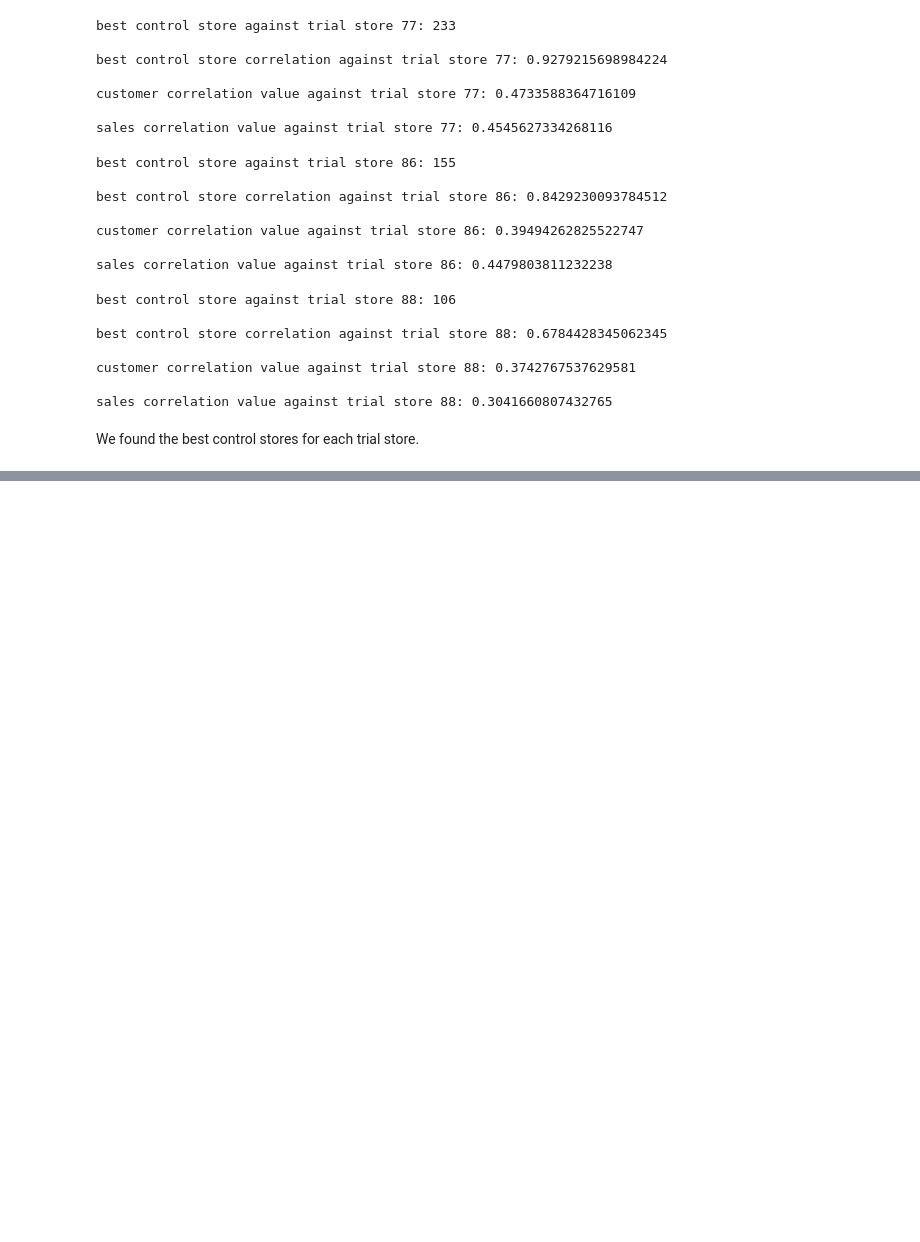
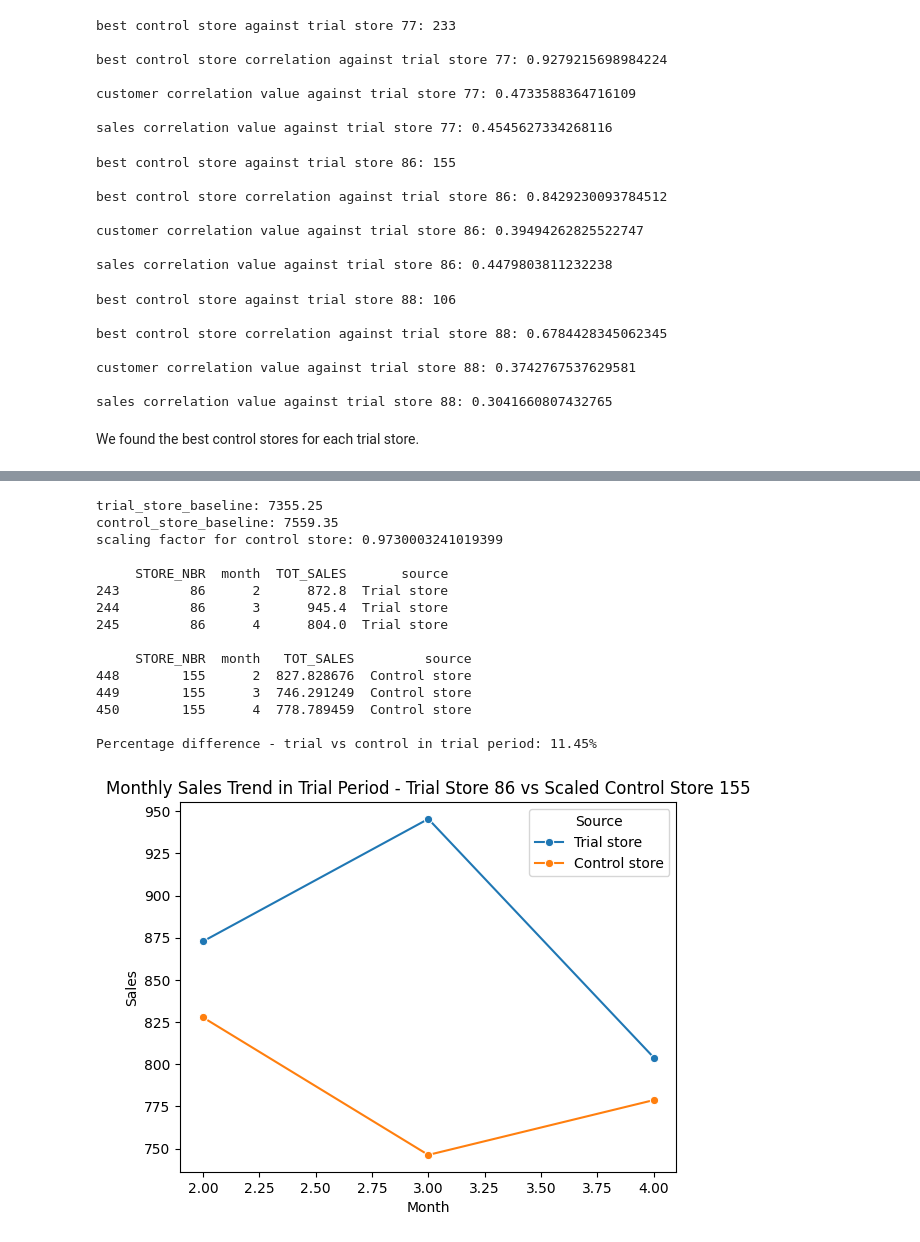
Before and after one commit to pandaueno0156/Exploratory_Data_Analysis_ChipCompany, a Jupyter notebook: customer_analytics.ipynb, the cells around one changed output, grey strips where cells are left out. Saved outputs shown, nothing was run; the diff lists cells and outputs as text; code cells hidden in the pictures; blank space fills up the shorter version.

```diff
--- a/customer_analytics.ipynb
+++ b/customer_analytics.ipynb
@@ -929,0 +1151,20 @@ We found the best control stores for each trial store.
+# %%
+# monthly sales trend trial 86 vs control 155
+output_month_sales_trial_control_after_scaling(df_merged, 86, 155)
+# %% [output]
+trial_store_baseline: 7355.25
+control_store_baseline: 7559.35
+scaling factor for control store: 0.9730003241019399
+
+     STORE_NBR  month  TOT_SALES       source
+243         86      2      872.8  Trial store
+244         86      3      945.4  Trial store
+245         86      4      804.0  Trial store
+
+     STORE_NBR  month   TOT_SALES         source
+448        155      2  827.828676  Control store
+449        155      3  746.291249  Control store
+450        155      4  778.789459  Control store
+
+Percentage difference - trial vs control in trial period: 11.45%
+[figure, added]
```
Also changed, not shown: parts of 28 cells of this notebook.
